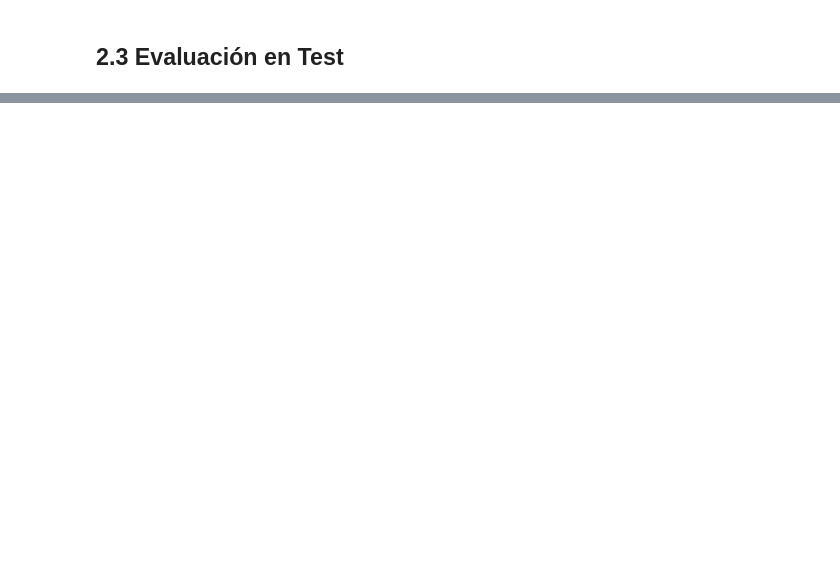
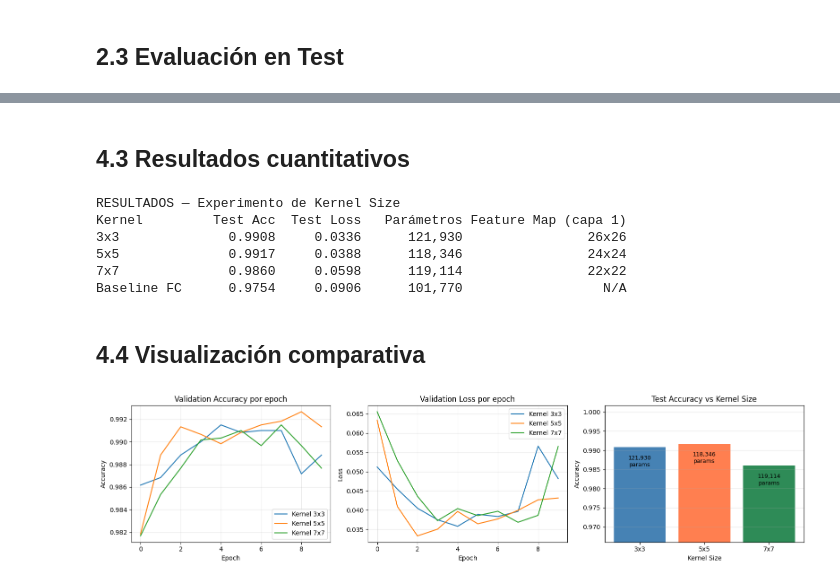
Before and after one commit to saleo5/AREP3, a Jupyter notebook: CNN_MNIST_Assignment.ipynb, the cells around one changed output, grey strips where cells are left out. Saved outputs shown, nothing was run; the diff lists cells and outputs as text; code cells hidden in the pictures; blank space fills up the shorter version.

```diff
--- a/CNN_MNIST_Assignment.ipynb
+++ b/CNN_MNIST_Assignment.ipynb
@@ -242,0 +571,61 @@ weight sharing y receptive fields locales.
+# %% [markdown]
+## 4.3 Resultados cuantitativos
+# %%
+# Tabla resumen
+print(f"RESULTADOS — Experimento de Kernel Size")
+print(f"{'Kernel':<12} {'Test Acc':>10} {'Test Loss':>10} {'Parámetros':>12} {'Feature Map (capa 1)':>20}")
+
+for ks in kernel_sizes:
+    r = results[ks]
+    fm_size = 28 - ks + 1  # output size de la primera conv (sin padding)
+    print(f"{f'{ks}x{ks}':<12} {r['test_acc']:>10.4f} {r['test_loss']:>10.4f} "
+          f"{r['params']:>12,} {f'{fm_size}x{fm_size}':>20}")
+
+print(f"{'Baseline FC':<12} {baseline_acc:>10.4f} {baseline_loss:>10.4f} "
+      f"{baseline_model.count_params():>12,} {'N/A':>20}")
+# %% [output]
+RESULTADOS — Experimento de Kernel Size
+Kernel         Test Acc  Test Loss   Parámetros Feature Map (capa 1)
+3x3              0.9908     0.0336      121,930                26x26
+5x5              0.9917     0.0388      118,346                24x24
+7x7              0.9860     0.0598      119,114                22x22
+Baseline FC      0.9754     0.0906      101,770                  N/A
+# %% [markdown]
+## 4.4 Visualización comparativa
+# %%
+fig, axes = plt.subplots(1, 3, figsize=(16, 4))
+
+# 1) Accuracy por epoch
+for ks in kernel_sizes:
+    axes[0].plot(results[ks]['history'].history['val_accuracy'], label=f'Kernel {ks}x{ks}')
+axes[0].set_title('Validation Accuracy por epoch')
+axes[0].set_xlabel('Epoch')
+axes[0].set_ylabel('Accuracy')
+axes[0].legend()
+axes[0].grid(alpha=0.3)
+
+# 2) Loss por epoch
+for ks in kernel_sizes:
+    axes[1].plot(results[ks]['history'].history['val_loss'], label=f'Kernel {ks}x{ks}')
+axes[1].set_title('Validation Loss por epoch')
+axes[1].set_xlabel('Epoch')
+axes[1].set_ylabel('Loss')
+axes[1].legend()
+axes[1].grid(alpha=0.3)
+
+# 3) Accuracy vs Parámetros (trade-off)
+accs = [results[ks]['test_acc'] for ks in kernel_sizes]
+params = [results[ks]['params'] for ks in kernel_sizes]
+axes[2].bar([f'{ks}x{ks}' for ks in kernel_sizes], accs, color=['steelblue', 'coral', 'seagreen'])
+for i, (a, p) in enumerate(zip(accs, params)):
+    axes[2].text(i, a - 0.005, f'{p:,}\nparams', ha='center', fontsize=9)
+axes[2].set_title('Test Accuracy vs Kernel Size')
+axes[2].set_xlabel('Kernel Size')
+axes[2].set_ylabel('Accuracy')
+axes[2].set_ylim(min(accs) - 0.02, max(accs) + 0.01)
+axes[2].grid(alpha=0.3, axis='y')
+
+plt.tight_layout()
+plt.show()
+# %% [output]
+[figure, added]
```
Also changed, not shown: parts of 35 cells of this notebook, 4 other files.
